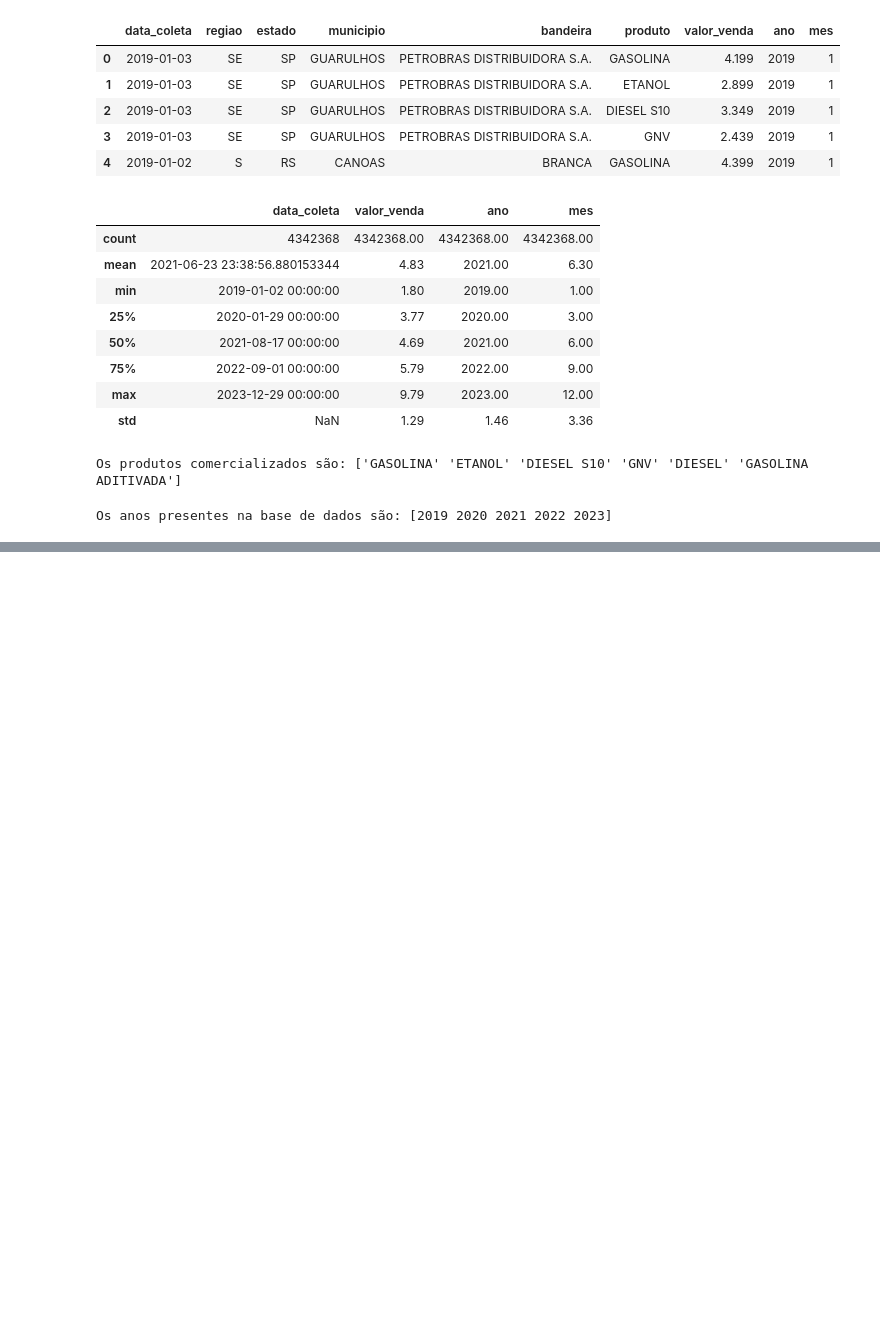
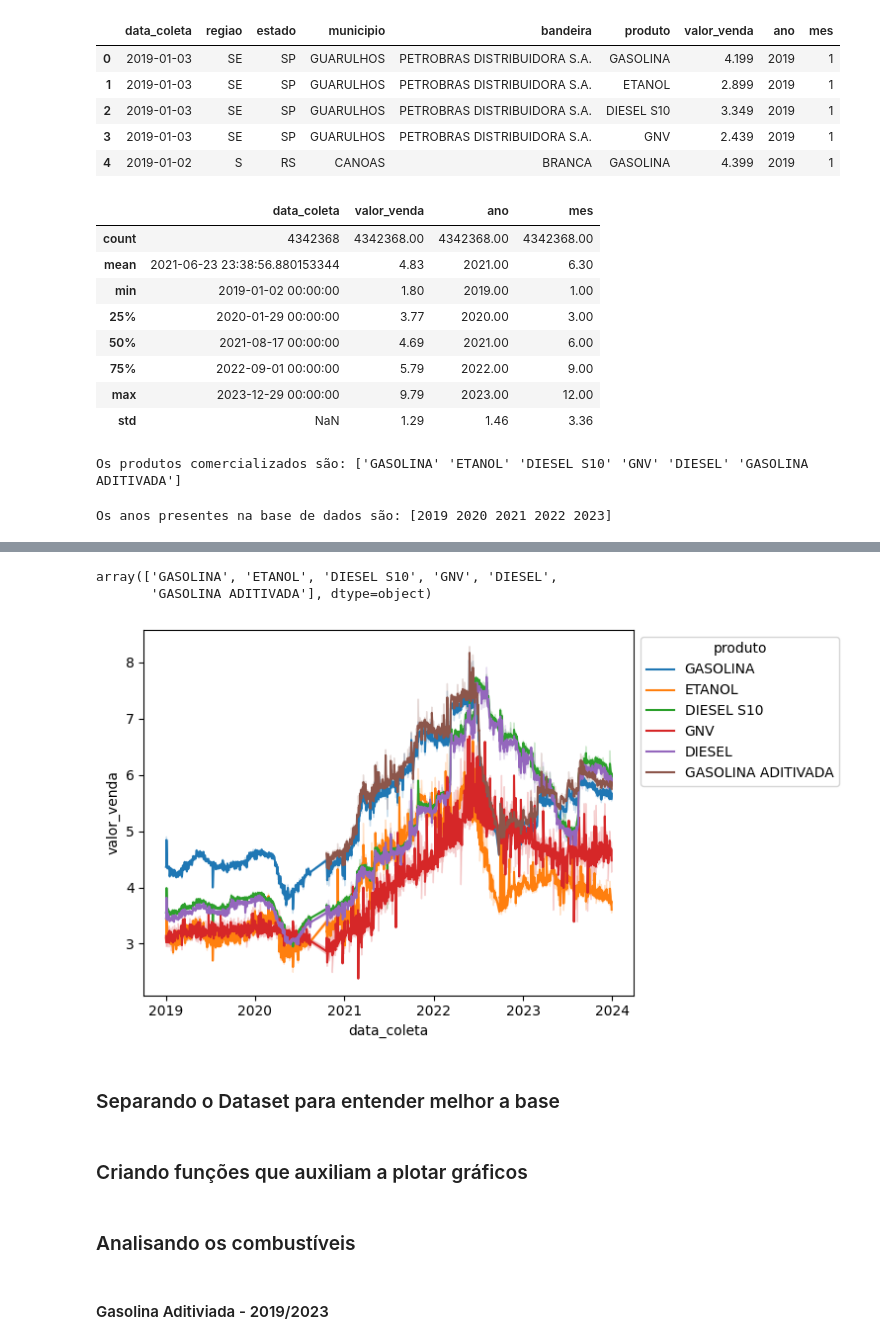
Before and after one commit to camimq/data_viz_and_production_models, a Jupyter notebook: analise_de_negocios/1_Ligacao_banco_dados.ipynb, the cells around one changed output, grey strips where cells are left out. Cells and saved outputs as stored; diff of their text form; code cells hidden in the pictures; blank space fills up the shorter version.

```diff
--- a/analise_de_negocios/1_Ligacao_banco_dados.ipynb
+++ b/analise_de_negocios/1_Ligacao_banco_dados.ipynb
@@ -315,0 +386,28 @@ Name: bandeira, Length: 754, dtype: int64
+# %%
+df_anp['produto'].unique()
+# %% [output]
+array(['GASOLINA', 'ETANOL', 'DIESEL S10', 'GNV', 'DIESEL',
+       'GASOLINA ADITIVADA'], dtype=object)
+# %%
+ax = sns.lineplot(data = df_anp, x = 'data_coleta', y = 'valor_venda', hue = 'produto')
+sns.move_legend(ax, 'upper left', bbox_to_anchor=(1, 1))
+
+# This code snippet is using the seaborn library to create a line plot from a pandas DataFrame named df_anp. Here's a step-by-step explanation:
+
+# ax = sns.lineplot(data = df_anp, x = 'data_coleta', y = 'valor_venda', hue = 'produto'): This line creates a line plot where:
+
+#- data = df_anp specifies the source DataFrame for the plot.
+#- x = 'data_coleta' sets the column 'data_coleta' as the x-axis. This column likely represents the date of data collection.
+#- y = 'valor_venda' sets the column 'valor_venda' as the y-axis. This column likely represents the sale value or price.
+#- hue = 'produto' differentiates the lines in the plot by the 'produto' column, which likely represents different products. This means there will be separate lines for each product, with different colors.
+#- sns.move_legend(ax, 'upper left', bbox_to_anchor=(1, 1)): This line moves the legend of the plot to a specific location.
+
+#- ax is the Axes object returned by the lineplot function. It represents the plot itself.
+#- 'upper left' specifies the part of the plot where the legend should be anchored.
+#- bbox_to_anchor=(1, 1) sets the exact position of the legend. The coordinates (1, 1) place the legend outside the top right corner of the plot. The first value moves the legend horizontally (1 means all the way to the right of the plot area), and the second value moves it vertically (1 means all the way to the top of the plot area).
+
+# In summary, this code snippet creates a line plot showing the sale value (valor_venda) over the collection date (data_coleta) for different products (produto). It then moves the legend to the upper left corner outside the plot area for better visibility and to avoid overlapping with the data visualization.
+# %% [output]
+[figure, added]
+# %% [markdown]
+### Separando o Dataset para entender melhor a base
@@ -315,0 +433,2 @@ Name: bandeira, Length: 754, dtype: int64
+# %% [markdown]
+### Criando funções que auxiliam a plotar gráficos
@@ -315,0 +491,4 @@ Name: bandeira, Length: 754, dtype: int64
+# %% [markdown]
+### Analisando os combustíveis
+# %% [markdown]
+#### Gasolina Aditiviada - 2019/2023
```
Also changed, not shown: parts of 18 cells of this notebook.
